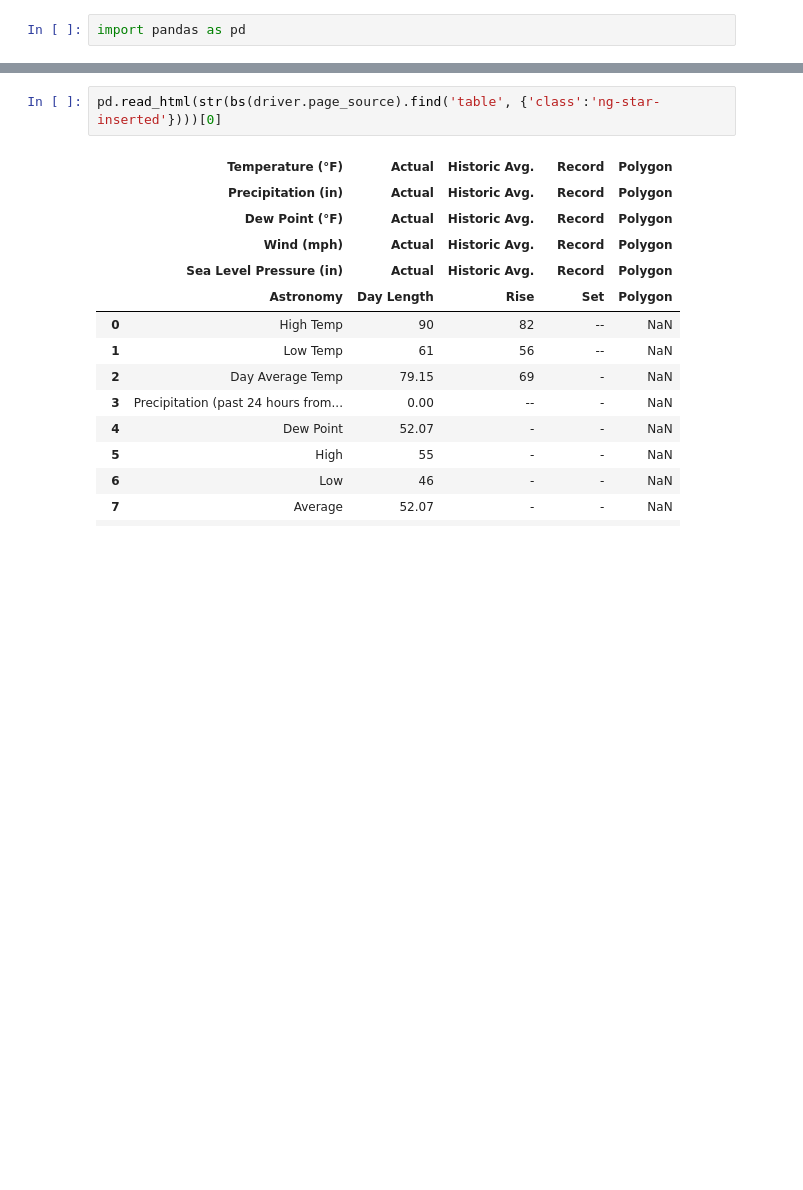
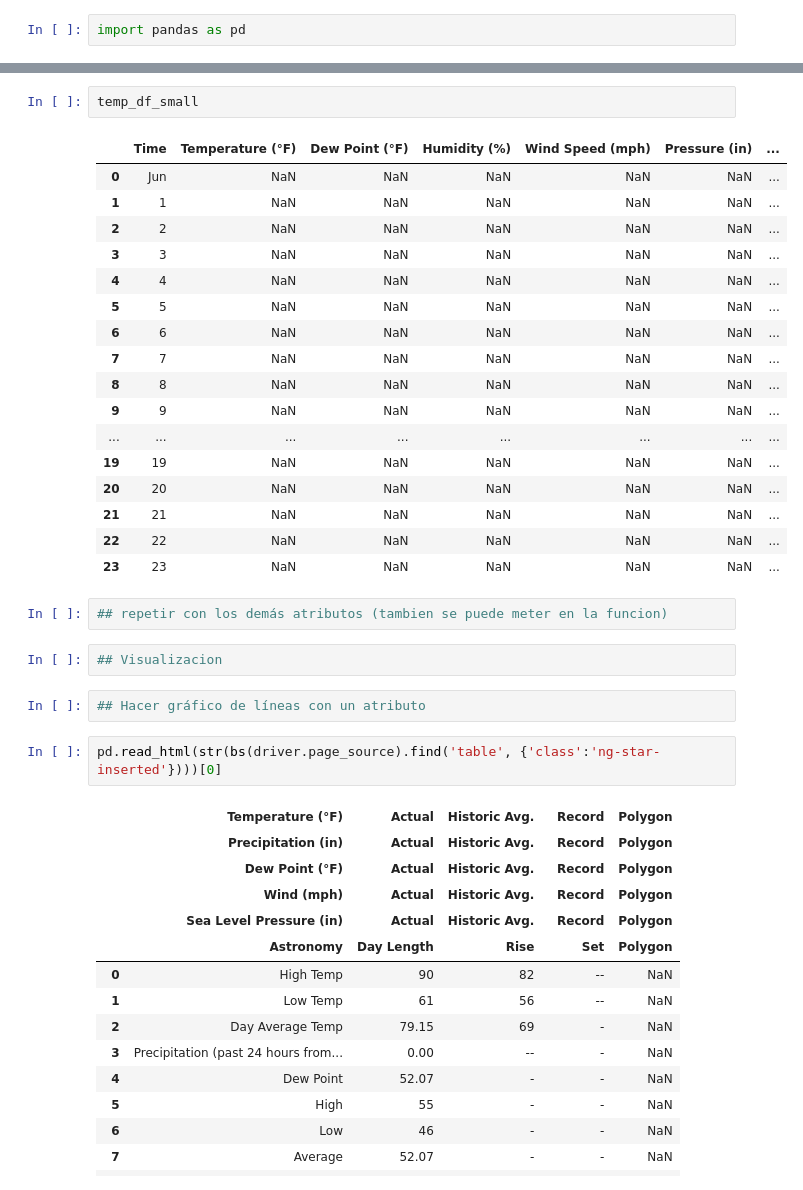
Before and after one commit to LuKaO13/Apuntes, a Jupyter notebook: 8_Scrapeo_selenium_new.ipynb, the cells around one changed output, grey strips where cells are left out. Drawn from its saved outputs; the diff is of its cells as text; blank space fills up the shorter version.

```diff
--- a/8_Scrapeo_selenium_new.ipynb
+++ b/8_Scrapeo_selenium_new.ipynb
@@ -313,3 +520,29 @@ import pandas as pd
+# %%
+temp_df_small
+# %% [output]
+|  | Time | Temperature (°F) | Dew Point (°F) | Humidity (%) | Wind Speed (mph) | Pressure (in) | ... |
+| 0 | Jun | NaN | NaN | NaN | NaN | NaN | ... |
+| 1 | 1 | NaN | NaN | NaN | NaN | NaN | ... |
+| 2 | 2 | NaN | NaN | NaN | NaN | NaN | ... |
+| 3 | 3 | NaN | NaN | NaN | NaN | NaN | ... |
+| 4 | 4 | NaN | NaN | NaN | NaN | NaN | ... |
+| 5 | 5 | NaN | NaN | NaN | NaN | NaN | ... |
+| 6 | 6 | NaN | NaN | NaN | NaN | NaN | ... |
+| 7 | 7 | NaN | NaN | NaN | NaN | NaN | ... |
+| 8 | 8 | NaN | NaN | NaN | NaN | NaN | ... |
+| 9 | 9 | NaN | NaN | NaN | NaN | NaN | ... |
+| ... | ... | ... | ... | ... | ... | ... | ... |
+| 19 | 19 | NaN | NaN | NaN | NaN | NaN | ... |
+| 20 | 20 | NaN | NaN | NaN | NaN | NaN | ... |
+| 21 | 21 | NaN | NaN | NaN | NaN | NaN | ... |
+| 22 | 22 | NaN | NaN | NaN | NaN | NaN | ... |
+| 23 | 23 | NaN | NaN | NaN | NaN | NaN | ... |
+# %%
+## repetir con los demás atributos (tambien se puede meter en la funcion)
+# %%
+## Visualizacion
+# %%
+## Hacer gráfico de líneas con un atributo
 # %%
 pd.read_html(str(bs(driver.page_source).find('table', {'class':'ng-star-inserted'})))[0]
 # %% [output]
```
Also changed, not shown: parts of 70 cells of this notebook.
